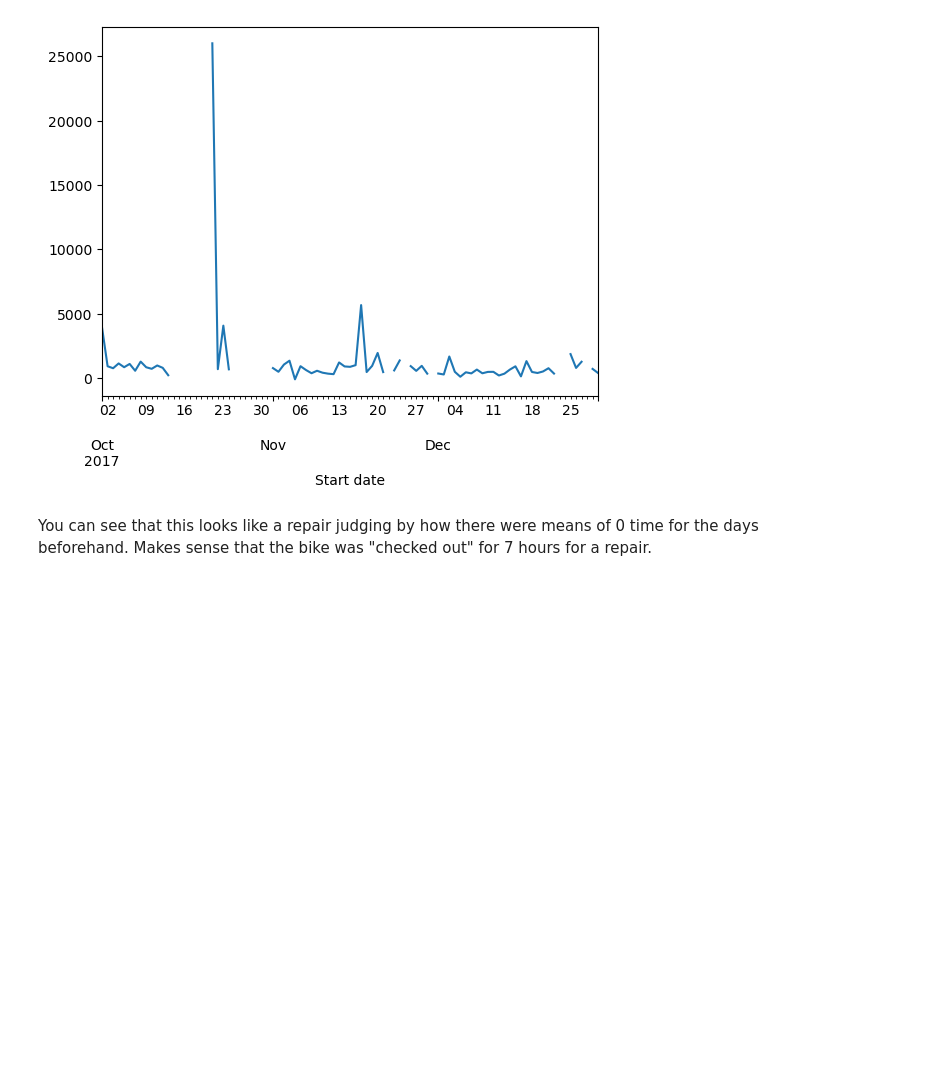
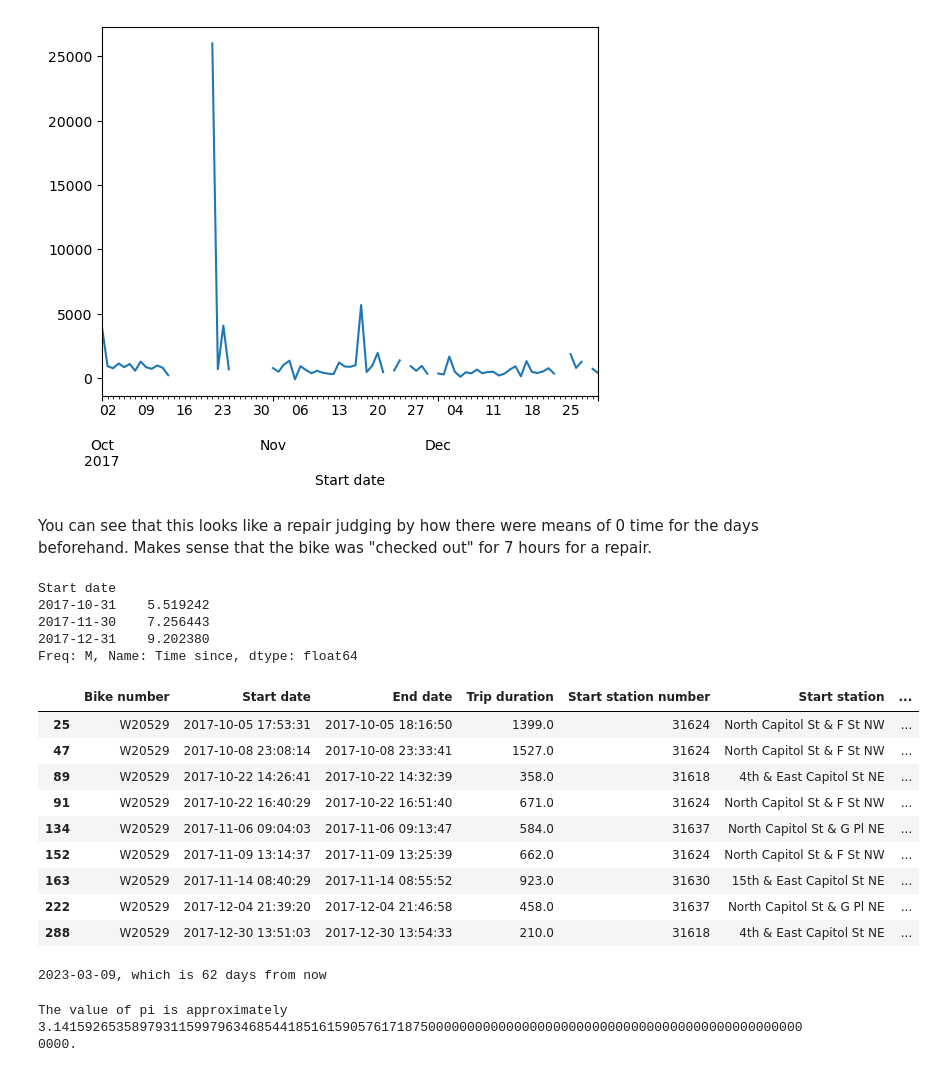
Before and after one commit to alexepperly/DataCampFiles, a Jupyter notebook: BikeshareScratch.ipynb, the cells around one changed output. Cells and saved outputs as stored; diff of their text form; code cells hidden in the pictures; blank space fills up the shorter version.

```diff
--- a/BikeshareScratch.ipynb
+++ b/BikeshareScratch.ipynb
@@ -182,3 +182,50 @@ rides_by_day_duration\
 [figure]
 # %% [markdown]
 You can see that this looks like a repair judging by how there were means of 0 time for the days beforehand. Makes sense that the bike was "checked out" for 7 hours for a repair.
+# %%
+# Shift the index of the end date up one; now subract it from the start date
+rides['Time since'] = rides['Start date'] - (rides['End date'].shift(1))
+
+# Move from a timedelta to a number of seconds, which is easier to work with
+rides['Time since'] = rides['Time since'].dt.total_seconds()
+
+# Resample to the month
+monthly = rides.resample('M', on='Start date')
+
+# Print the average hours between rides each month
+print(monthly['Time since'].mean()/(60*60))
+# %% [output]
+Start date
+2017-10-31    5.519242
+2017-11-30    7.256443
+2017-12-31    9.202380
+Freq: M, Name: Time since, dtype: float64
+# %%
+rides[
+    rides['Start station']
+        .astype(str)
+            .str.contains('Cap', case=False)]
+# %% [output]
+|  | Bike number | Start date | End date | Trip duration | Start station number | Start station | ... |
+| 25 | W20529 | 2017-10-05 17:53:31 | 2017-10-05 18:16:50 | 1399.0 | 31624 | North Capitol St & F St NW | ... |
+| 47 | W20529 | 2017-10-08 23:08:14 | 2017-10-08 23:33:41 | 1527.0 | 31624 | North Capitol St & F St NW | ... |
+| 89 | W20529 | 2017-10-22 14:26:41 | 2017-10-22 14:32:39 | 358.0 | 31618 | 4th & East Capitol St NE | ... |
+| 91 | W20529 | 2017-10-22 16:40:29 | 2017-10-22 16:51:40 | 671.0 | 31624 | North Capitol St & F St NW | ... |
+| 134 | W20529 | 2017-11-06 09:04:03 | 2017-11-06 09:13:47 | 584.0 | 31637 | North Capitol St & G Pl NE | ... |
+| 152 | W20529 | 2017-11-09 13:14:37 | 2017-11-09 13:25:39 | 662.0 | 31624 | North Capitol St & F St NW | ... |
+| 163 | W20529 | 2017-11-14 08:40:29 | 2017-11-14 08:55:52 | 923.0 | 31630 | 15th & East Capitol St NE | ... |
+| 222 | W20529 | 2017-12-04 21:39:20 | 2017-12-04 21:46:58 | 458.0 | 31637 | North Capitol St & G Pl NE | ... |
+| 288 | W20529 | 2017-12-30 13:51:03 | 2017-12-30 13:54:33 | 210.0 | 31618 | 4th & East Capitol St NE | ... |
+# %%
+today = datetime.today()
+delt = timedelta(days = 62)
+done = today + timedelta(days = 62)
+finish_py = print(f"{done.date()}, which is {delt.days} days from now")
+finish_py
+# %% [output]
+2023-03-09, which is 62 days from now
+# %%
+import math
+print(f'The value of pi is approximately {math.pi:.100f}.')
+# %% [output]
+The value of pi is approximately 3.1415926535897931159979634685441851615905761718750000000000000000000000000000000000000000000000000000.
```
Also changed, not shown: 1 other file.
